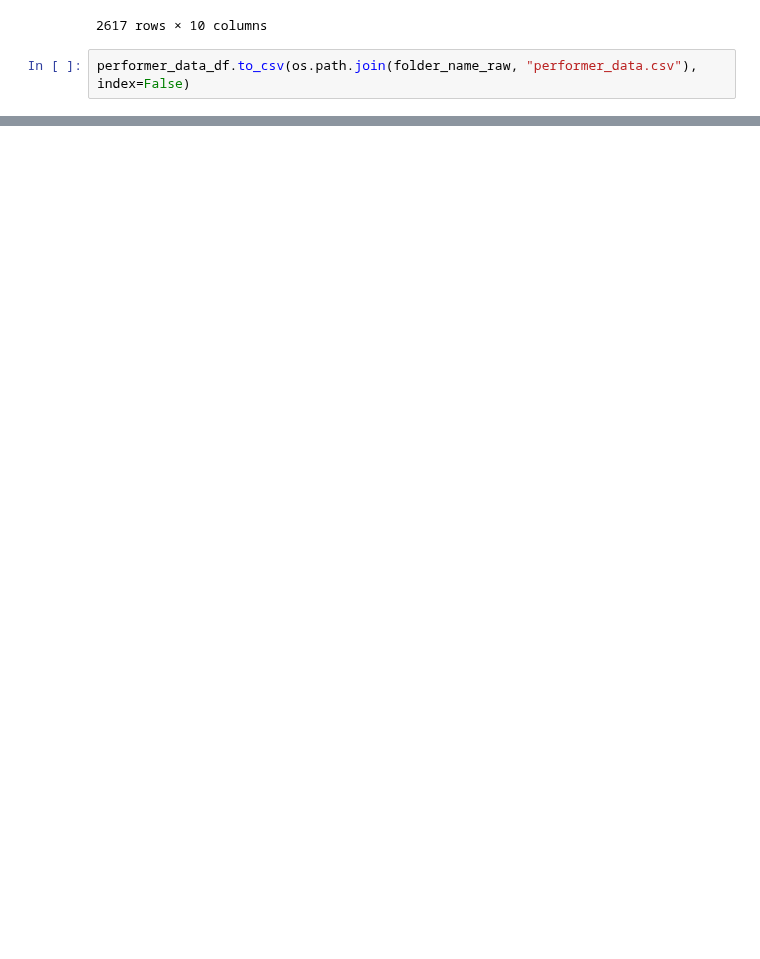
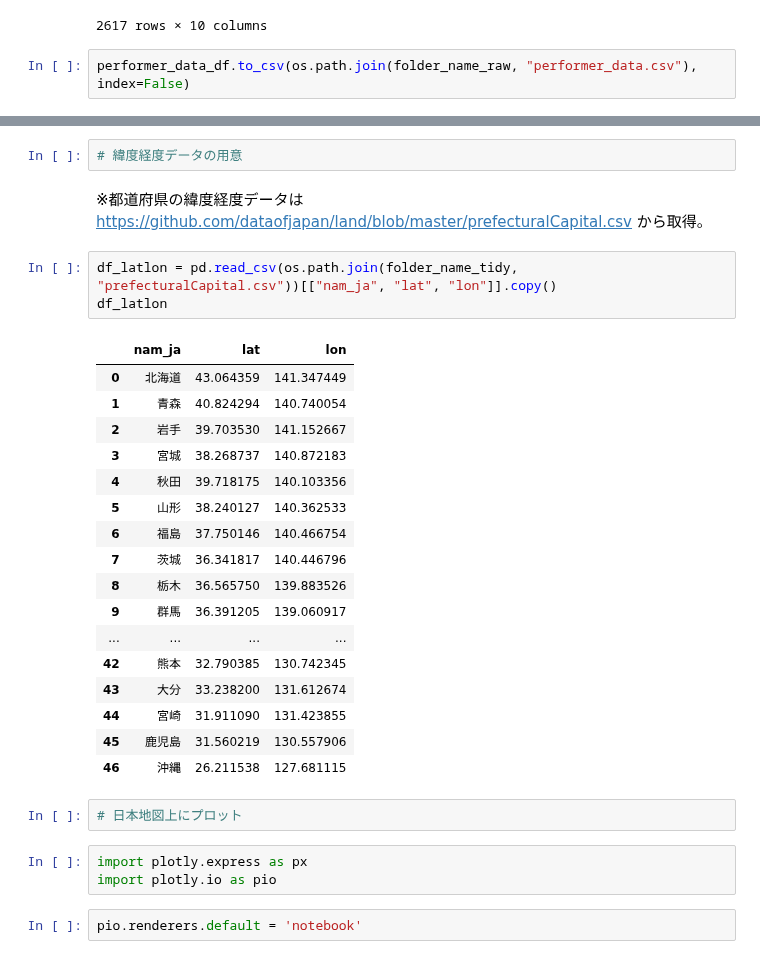
Before and after one commit to umenerineri/infovis-notebooks, a Jupyter notebook: final_project/project_additional.ipynb, the cells around one changed output, grey strips where cells are left out. Drawn from its saved outputs; the diff is of its cells as text; blank space fills up the shorter version.

```diff
--- a/final_project/project_additional.ipynb
+++ b/final_project/project_additional.ipynb
@@ -392,0 +479,34 @@ performer_data_df.to_csv(os.path.join(folder_name_raw, "performer_data.csv"), in
+# %%
+# 緯度経度データの用意
+# %% [markdown]
+※都道府県の緯度経度データは
+https://github.com/dataofjapan/land/blob/master/prefecturalCapital.csv
+から取得。
+# %%
+df_latlon = pd.read_csv(os.path.join(folder_name_tidy, "prefecturalCapital.csv"))[["nam_ja", "lat", "lon"]].copy()
+df_latlon
+# %% [output]
+|  | nam_ja | lat | lon |
+| 0 | 北海道 | 43.064359 | 141.347449 |
+| 1 | 青森 | 40.824294 | 140.740054 |
+| 2 | 岩手 | 39.703530 | 141.152667 |
+| 3 | 宮城 | 38.268737 | 140.872183 |
+| 4 | 秋田 | 39.718175 | 140.103356 |
+| 5 | 山形 | 38.240127 | 140.362533 |
+| 6 | 福島 | 37.750146 | 140.466754 |
+| 7 | 茨城 | 36.341817 | 140.446796 |
+| 8 | 栃木 | 36.565750 | 139.883526 |
+| 9 | 群馬 | 36.391205 | 139.060917 |
+| ... | ... | ... | ... |
+| 42 | 熊本 | 32.790385 | 130.742345 |
+| 43 | 大分 | 33.238200 | 131.612674 |
+| 44 | 宮崎 | 31.911090 | 131.423855 |
+| 45 | 鹿児島 | 31.560219 | 130.557906 |
+| 46 | 沖縄 | 26.211538 | 127.681115 |
+# %%
+# 日本地図上にプロット
+# %%
+import plotly.express as px
+import plotly.io as pio
+# %%
+pio.renderers.default = 'notebook'
```
Also changed, not shown: parts of 6 cells of this notebook, 2 other files.
